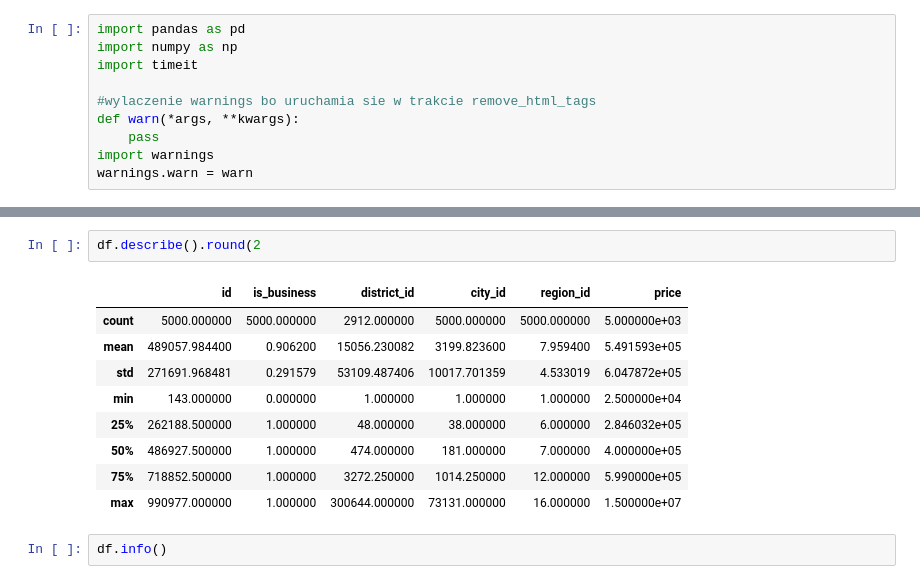
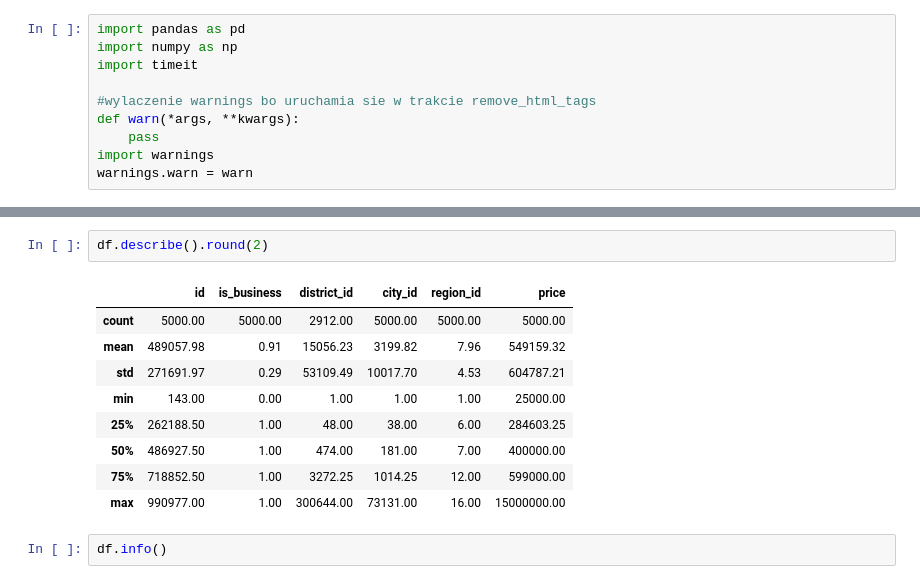
Before and after one commit to adamAfro/hereishouse, a Jupyter notebook: column_edit.ipynb, the cells around one changed output, grey strips where cells are left out. Cells and saved outputs as stored; diff of their text form.

```diff
--- a/column_edit.ipynb
+++ b/column_edit.ipynb
@@ -18,15 +27,15 @@ Wall time: 368 ms
 # %%
-df.describe().round(2
+df.describe().round(2)
 # %% [output]
 |  | id | is_business | district_id | city_id | region_id | price |
-| count | 5000.000000 | 5000.000000 | 2912.000000 | 5000.000000 | 5000.000000 | 5.000000e+03 |
-| mean | 489057.984400 | 0.906200 | 15056.230082 | 3199.823600 | 7.959400 | 5.491593e+05 |
-| std | 271691.968481 | 0.291579 | 53109.487406 | 10017.701359 | 4.533019 | 6.047872e+05 |
-| min | 143.000000 | 0.000000 | 1.000000 | 1.000000 | 1.000000 | 2.500000e+04 |
-| 25% | 262188.500000 | 1.000000 | 48.000000 | 38.000000 | 6.000000 | 2.846032e+05 |
-| 50% | 486927.500000 | 1.000000 | 474.000000 | 181.000000 | 7.000000 | 4.000000e+05 |
-| 75% | 718852.500000 | 1.000000 | 3272.250000 | 1014.250000 | 12.000000 | 5.990000e+05 |
-| max | 990977.000000 | 1.000000 | 300644.000000 | 73131.000000 | 16.000000 | 1.500000e+07 |
+| count | 5000.00 | 5000.00 | 2912.00 | 5000.00 | 5000.00 | 5000.00 |
+| mean | 489057.98 | 0.91 | 15056.23 | 3199.82 | 7.96 | 549159.32 |
+| std | 271691.97 | 0.29 | 53109.49 | 10017.70 | 4.53 | 604787.21 |
+| min | 143.00 | 0.00 | 1.00 | 1.00 | 1.00 | 25000.00 |
+| 25% | 262188.50 | 1.00 | 48.00 | 38.00 | 6.00 | 284603.25 |
+| 50% | 486927.50 | 1.00 | 474.00 | 181.00 | 7.00 | 400000.00 |
+| 75% | 718852.50 | 1.00 | 3272.25 | 1014.25 | 12.00 | 599000.00 |
+| max | 990977.00 | 1.00 | 300644.00 | 73131.00 | 16.00 | 15000000.00 |
 # %%
 df.info()
 # %% [output]
```
Also changed, not shown: parts of 7 cells of this notebook.
